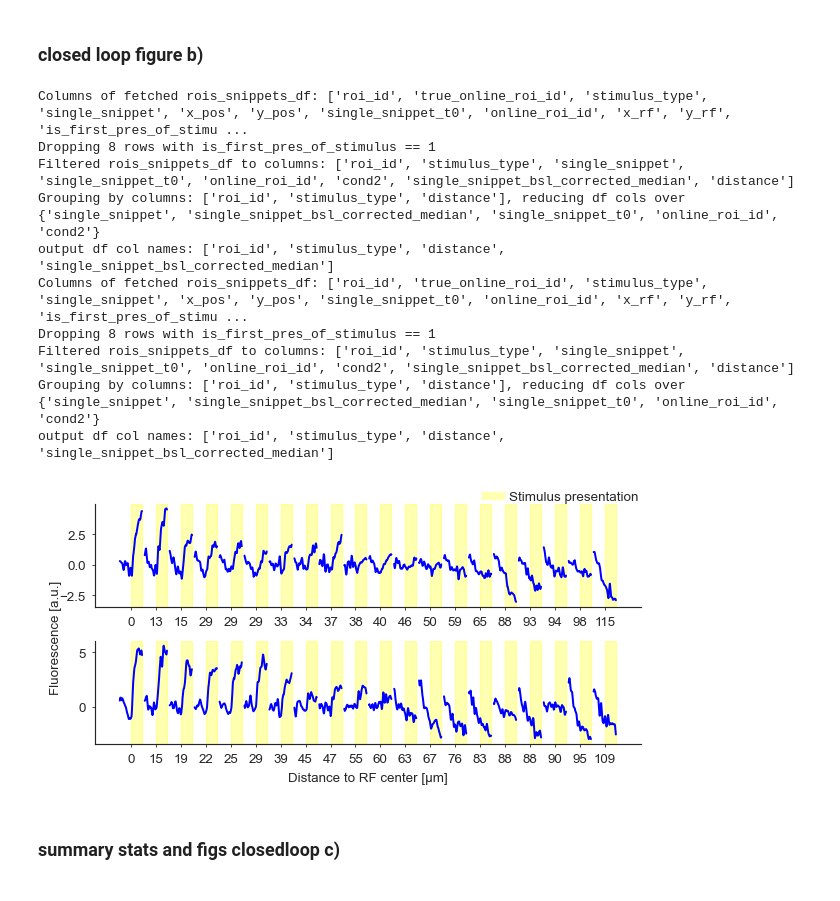
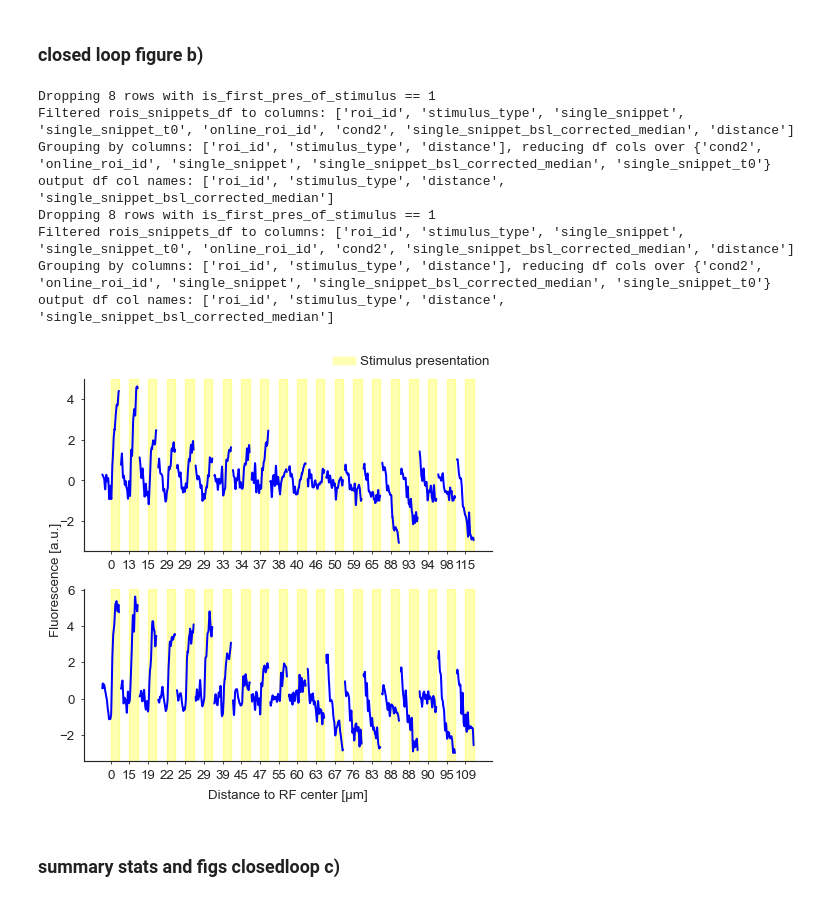
Before and after one commit to SamuelSuhai/model_in_the_loop, a Jupyter notebook: thesis/code/analysis_closed_loop_experiments/rf_mei_test/rf_test_figures.ipynb, the cells around one changed output. Saved outputs shown, nothing was run; the diff lists cells and outputs as text; code cells hidden in the pictures.

Commit message:
Finished incorporating lars feedback for closed loop figure

```diff
--- a/thesis/code/analysis_closed_loop_experiments/rf_mei_test/rf_test_figures.ipynb
+++ b/thesis/code/analysis_closed_loop_experiments/rf_mei_test/rf_test_figures.ipynb
@@ -54,7 +55,7 @@ prepclassifier_and_activate(
 # %% [markdown]
 ### closed loop figure b)
 # %%
-fig,ax = plt.subplots(2,1,sharex=False,figsize= (plotter.FULLPAGE_WIDTH *2/3, plotter.FULLPAGE_WIDTH / 3))
+fig,ax = plt.subplots(2,1,sharex=False,figsize= plotter.figsize_from_frac(1/2,1/2))
 # on_small 25
 dj_ut.wrapper_plot_one_roi_ordered_snippets(
     field_key=dj_ut.fetch_all_fields_with_stm("circle")[0],
@@ -71,39 +72,37 @@ ax[0].set_xlabel("")
 # on_big 12
 dj_ut.wrapper_plot_one_roi_ordered_snippets(
     field_key=dj_ut.fetch_all_fields_with_stm("circle")[0],
     roi_id=12,
     bsl_correction_method="median",
     stim_name="on_big",
     plot_kwargs = {"color":"blue"},
     time_buffer_between_snippets = 15/60,
     ax = ax[1],
     show_legend=False
     )
 ax[1].set_ylabel("")  # Remove individual y-label
 ax[0].set_ylabel("")
 
 # Add a y-axis label to the figure between subplots
 fig.text(0.01, 0.5, 'Fluorescence [a.u.]', va='center', rotation='vertical')
 
 # This uses your mplrc settings for text formatting
 
 plotter.tight_layout(w_pad=10)
 # Adjust left margin to make room for the label
 plt.subplots_adjust(left=0.085)  # You may need to adjust this value
 
-# plt.savefig(os.path.join(FIGURE_PATH,f"ordered_snippets_onsmall_25_onbig_25_field{dj_ut.get_str_from_field_key(all_circle_fields[0])}.svg"),format='svg')
+plt.savefig(os.path.join(FIGURE_PATH,f"ordered_snippets_onsmall_25_onbig_25_field{dj_ut.get_str_from_field_key(dj_ut.fetch_all_fields_with_stm("circle")[0])}.svg"),format='svg')
 # %% [output]
-Columns of fetched rois_snippets_df: ['roi_id', 'true_online_roi_id', 'stimulus_type', 'single_snippet', 'x_pos', 'y_pos', 'single_snippet_t0', 'online_roi_id', 'x_rf', 'y_rf', 'is_first_pres_of_stimu ...
 Dropping 8 rows with is_first_pres_of_stimulus == 1
 Filtered rois_snippets_df to columns: ['roi_id', 'stimulus_type', 'single_snippet', 'single_snippet_t0', 'online_roi_id', 'cond2', 'single_snippet_bsl_corrected_median', 'distance']
-Grouping by columns: ['roi_id', 'stimulus_type', 'distance'], reducing df cols over {'single_snippet', 'single_snippet_bsl_corrected_median', 'single_snippet_t0', 'online_roi_id', 'cond2'}
+Grouping by columns: ['roi_id', 'stimulus_type', 'distance'], reducing df cols over {'cond2', 'online_roi_id', 'single_snippet', 'single_snippet_bsl_corrected_median', 'single_snippet_t0'}
 output df col names: ['roi_id', 'stimulus_type', 'distance', 'single_snippet_bsl_corrected_median']
-Columns of fetched rois_snippets_df: ['roi_id', 'true_online_roi_id', 'stimulus_type', 'single_snippet', 'x_pos', 'y_pos', 'single_snippet_t0', 'online_roi_id', 'x_rf', 'y_rf', 'is_first_pres_of_stimu ...
 Dropping 8 rows with is_first_pres_of_stimulus == 1
 Filtered rois_snippets_df to columns: ['roi_id', 'stimulus_type', 'single_snippet', 'single_snippet_t0', 'online_roi_id', 'cond2', 'single_snippet_bsl_corrected_median', 'distance']
-Grouping by columns: ['roi_id', 'stimulus_type', 'distance'], reducing df cols over {'single_snippet', 'single_snippet_bsl_corrected_median', 'single_snippet_t0', 'online_roi_id', 'cond2'}
+Grouping by columns: ['roi_id', 'stimulus_type', 'distance'], reducing df cols over {'cond2', 'online_roi_id', 'single_snippet', 'single_snippet_bsl_corrected_median', 'single_snippet_t0'}
 output df col names: ['roi_id', 'stimulus_type', 'distance', 'single_snippet_bsl_corrected_median']
-[figure, old version]
+[figure, new version]
 # %% [markdown]
 ### summary stats and figs  closedloop c)
 # %%
```
Also changed, not shown: parts of 7 cells of this notebook, 6 other files.
